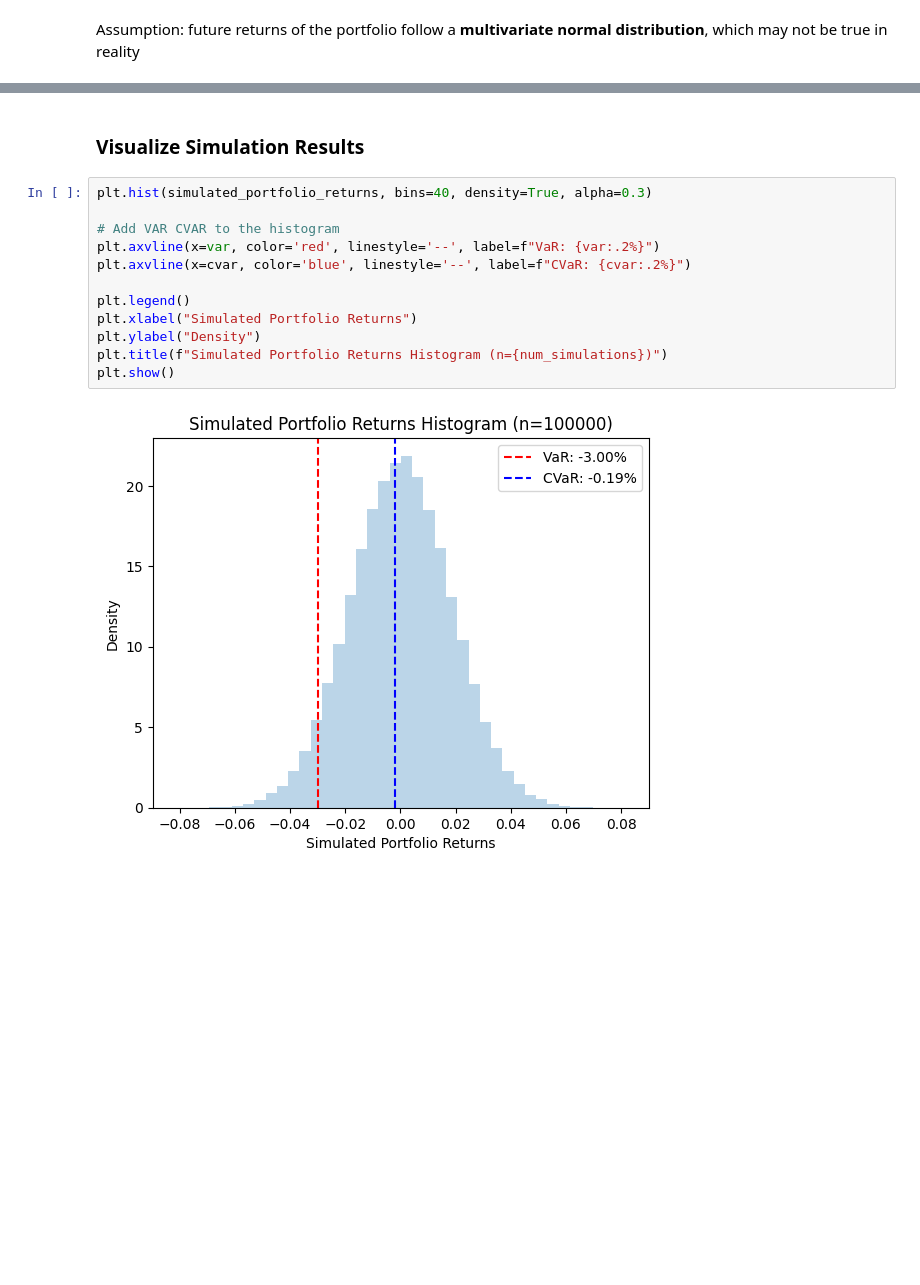
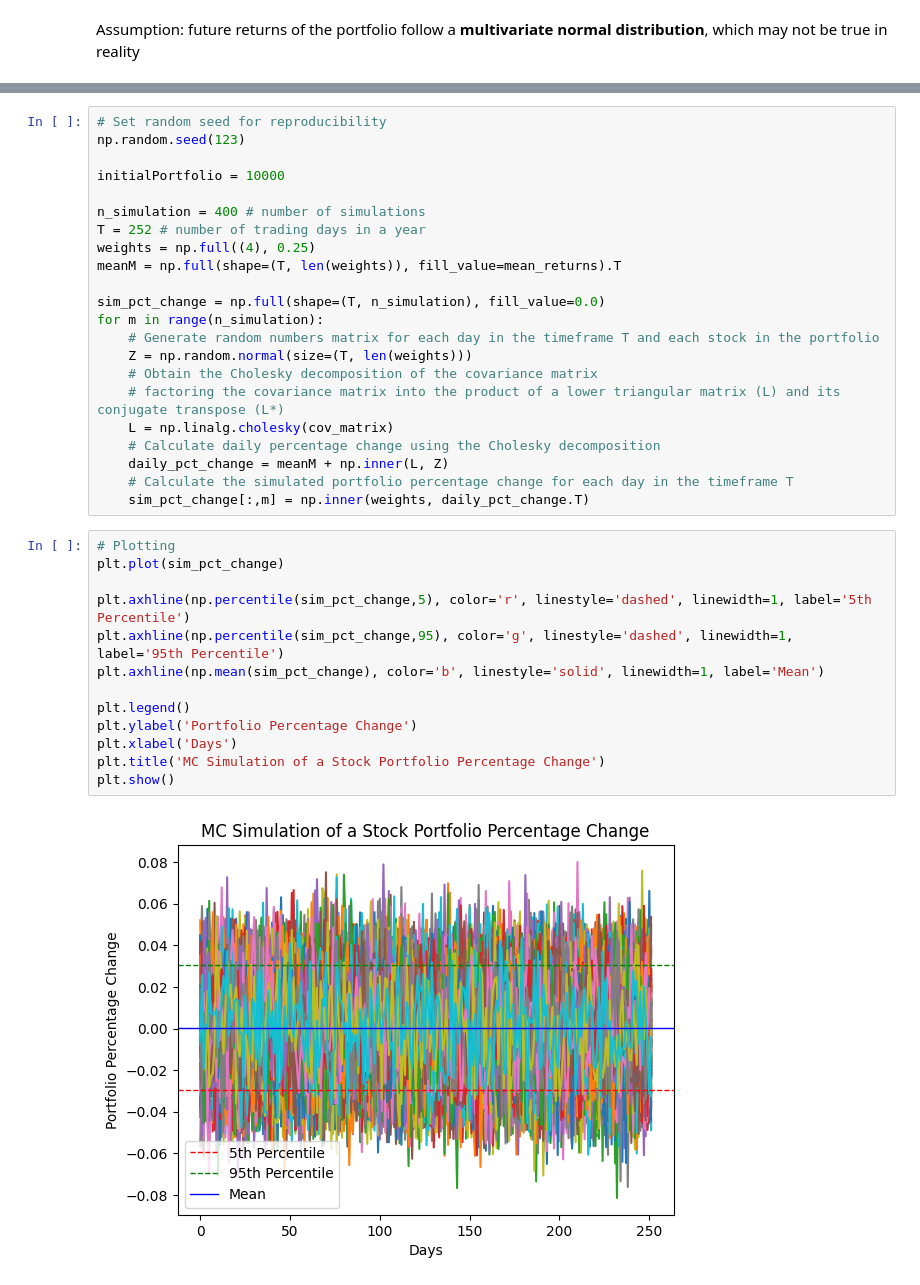
Before and after one commit to caesarw0/CVAR_analysis, a Jupyter notebook: VAR_CVAR_simple.ipynb, the cells around one changed output, grey strips where cells are left out. Cells and saved outputs as stored; diff of their text form; blank space fills up the shorter version.

```diff
--- a/VAR_CVAR_simple.ipynb
+++ b/VAR_CVAR_simple.ipynb
@@ -179,16 +178,37 @@ CVaR at 0.95 confidence level: -0.19%
-# %% [markdown]
-### Visualize Simulation Results
-# %%
-plt.hist(simulated_portfolio_returns, bins=40, density=True, alpha=0.3)
-
-# Add VAR CVAR to the histogram
-plt.axvline(x=var, color='red', linestyle='--', label=f"VaR: {var:.2%}")
-plt.axvline(x=cvar, color='blue', linestyle='--', label=f"CVaR: {cvar:.2%}")
-
-plt.legend()
-plt.xlabel("Simulated Portfolio Returns")
-plt.ylabel("Density")
-plt.title(f"Simulated Portfolio Returns Histogram (n={num_simulations})")
-plt.show()
-# %% [output]
-[figure, removed]
+# %%
+# Set random seed for reproducibility
+np.random.seed(123)
+
+initialPortfolio = 10000
+
+n_simulation = 400 # number of simulations
+T = 252 # number of trading days in a year
+weights = np.full((4), 0.25)
+meanM = np.full(shape=(T, len(weights)), fill_value=mean_returns).T
+
+sim_pct_change = np.full(shape=(T, n_simulation), fill_value=0.0)
+for m in range(n_simulation):
+    # Generate random numbers matrix for each day in the timeframe T and each stock in the portfolio
+    Z = np.random.normal(size=(T, len(weights)))
+    # Obtain the Cholesky decomposition of the covariance matrix
+    # factoring the covariance matrix into the product of a lower triangular matrix (L) and its conjugate transpose (L*)
+    L = np.linalg.cholesky(cov_matrix)
+    # Calculate daily percentage change using the Cholesky decomposition
+    daily_pct_change = meanM + np.inner(L, Z)
+    # Calculate the simulated portfolio percentage change for each day in the timeframe T
+    sim_pct_change[:,m] = np.inner(weights, daily_pct_change.T)
+# %%
+# Plotting
+plt.plot(sim_pct_change)
+
+plt.axhline(np.percentile(sim_pct_change,5), color='r', linestyle='dashed', linewidth=1, label='5th Percentile')
+plt.axhline(np.percentile(sim_pct_change,95), color='g', linestyle='dashed', linewidth=1,  label='95th Percentile')
+plt.axhline(np.mean(sim_pct_change), color='b', linestyle='solid', linewidth=1, label='Mean')
+
+plt.legend()
+plt.ylabel('Portfolio Percentage Change')
+plt.xlabel('Days')
+plt.title('MC Simulation of a Stock Portfolio Percentage Change')
+plt.show()
+# %% [output]
+[figure, added]
```
Also changed, not shown: parts of 15 cells of this notebook.
